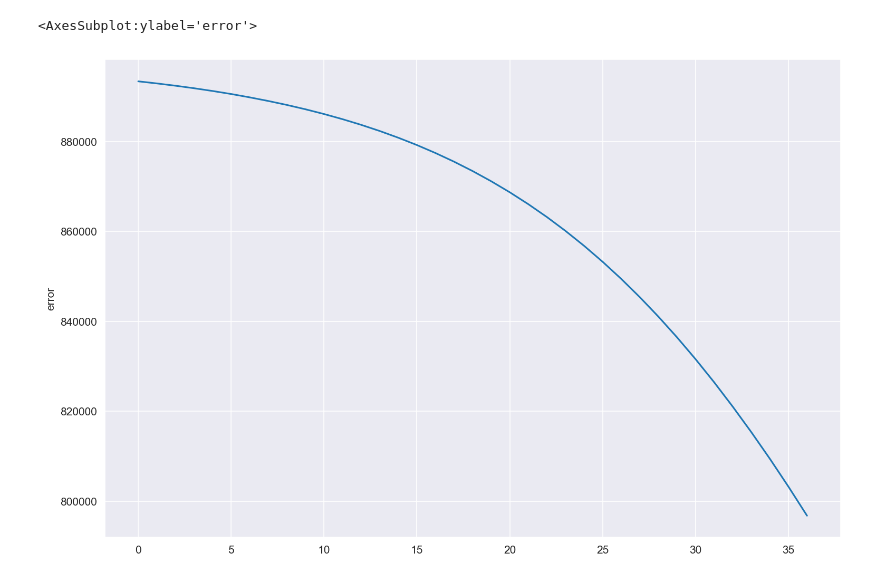
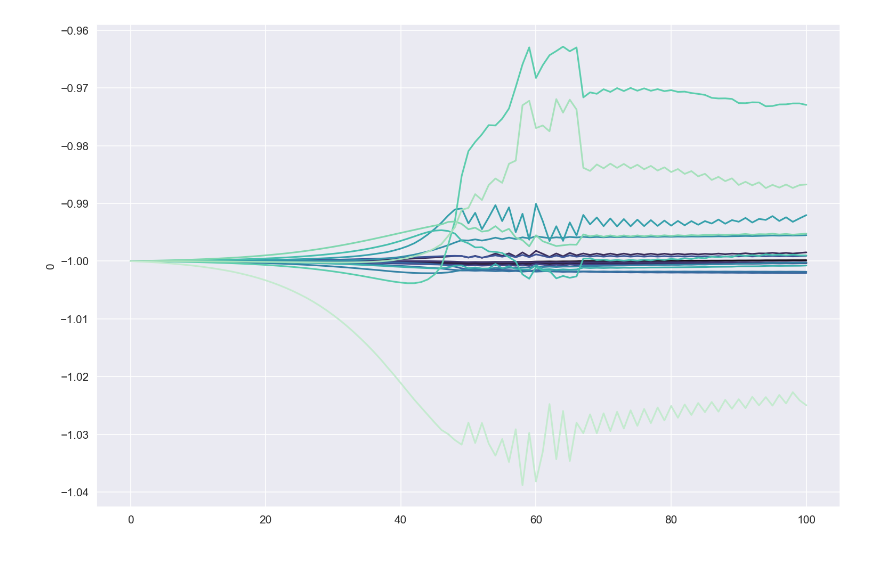
Before and after one commit to BluSteve/STYau122, a Jupyter notebook: python/styau/Analysis.ipynb, the cells around one changed output. Cells and saved outputs as stored; diff of their text form; code cells hidden in the pictures.

```diff
--- a/python/styau/Analysis.ipynb
+++ b/python/styau/Analysis.ipynb
@@ -6,3 +10,8 @@ import seaborn as sns
+# %%
+class RunResult:
+    def __init__(self, errors, evs):
+        self.errors = errors
+        self.evs = evs
 # %%
 import os
 
@@ -39,0 +69,11 @@ Name: error, dtype: float64
+# %%
+endn = len(abhst.errors) - 1
+ggs = []
+
+for i in range(1, endn):
+    g = abh.errors[i] - abh.errors[i - 1]
+    stg = abhst.errors[i] - abhst.errors[i - 1]
+    ggs.append(g - stg)
+
+plt.figure(figsize=(12, 8), dpi=150)
+sns.lineplot(x=[x for x in range(1, endn)], y=ggs)
@@ -39,0 +121,7 @@ Name: error, dtype: float64
+# %%
+logevs = np.sign(evs) * evs.abs() ** (1 / 9)
+# logevs = np.sign(evs) * np.log10(evs.abs())
+
+plt.figure(figsize=(12, 8), dpi=150)
+for i in range(len(logevs.columns)):
+    sns.lineplot(x=logevs.index, y=logevs[i])
@@ -40,6 +130,10 @@ Name: error, dtype: float64
 # %%
-plt.figure(figsize=(12,8), dpi=150)
-sns.lineplot(x=errors.index, y=errors)
+plt.figure(figsize=(12, 8), dpi=150)
+
+n = len(logevs.columns)
+n = 18
+pal = sns.color_palette('mako', n)
+for i in range(n):
+    sns.lineplot(x=logevs.index, y=logevs[i] / abs(logevs.iloc[0, i]), color=pal[i])
 # %% [output]
-<AxesSubplot:ylabel='error'>
-[figure, old version]
+[figure, new version]
```
Also changed, not shown: parts of 5 cells of this notebook, 3 other files.
